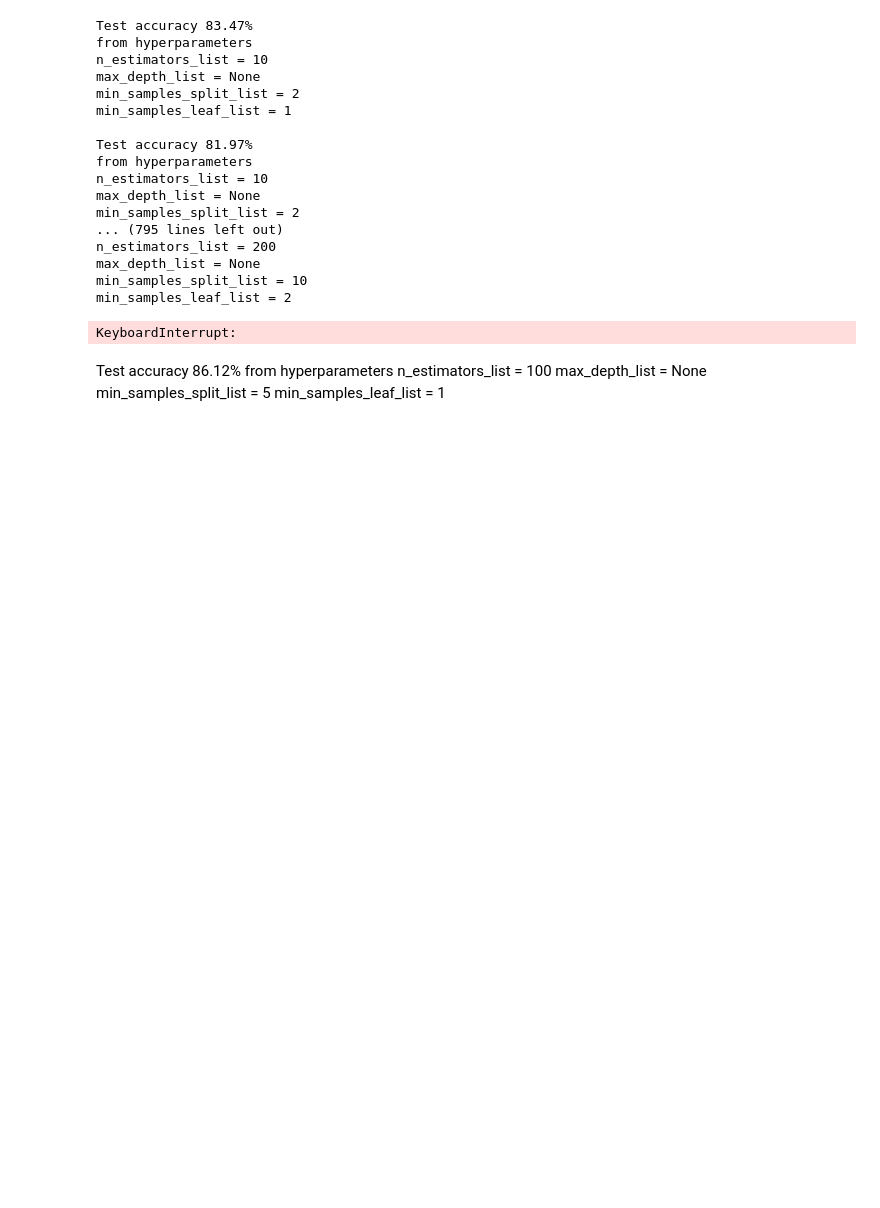
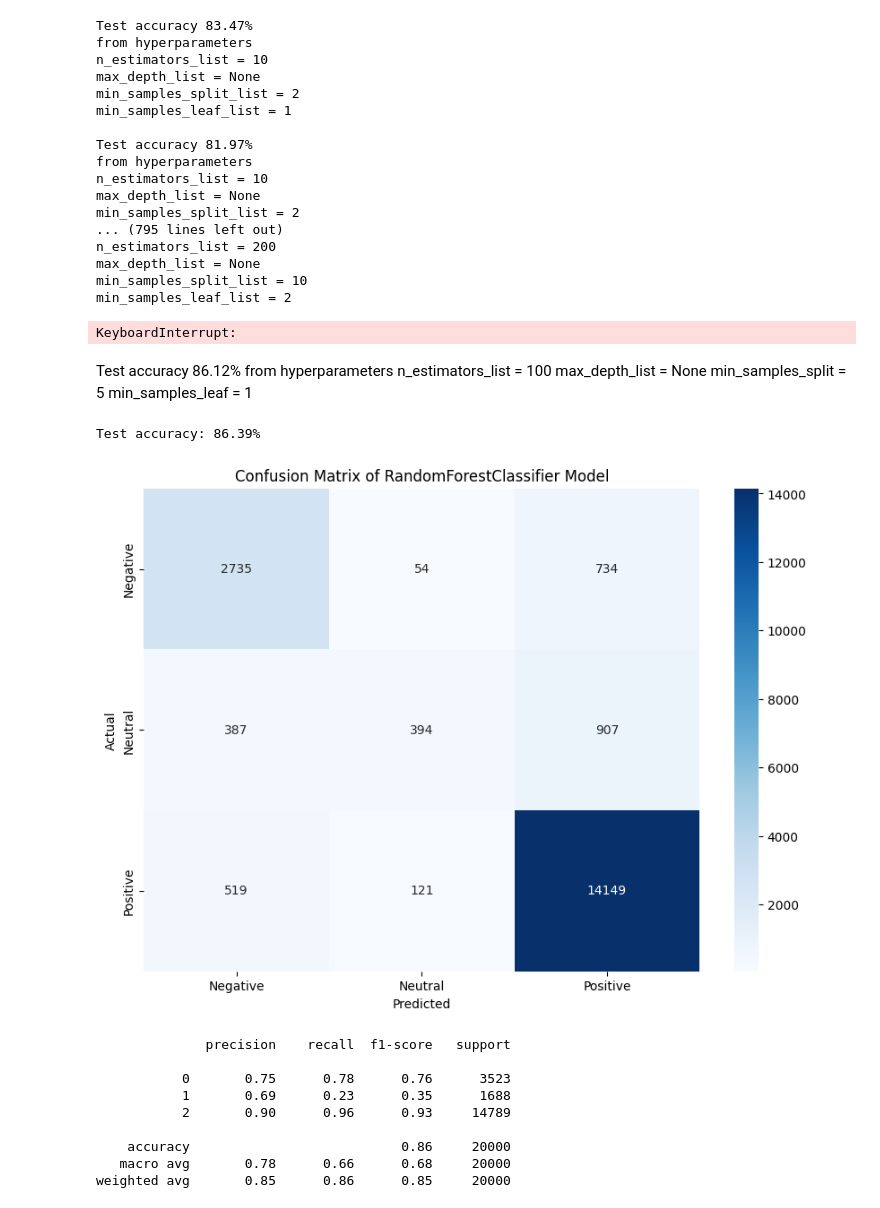
Before and after one commit to Pongsiri-G/Products-Rating-Prediction-from-Review-Text, a Jupyter notebook: 4.Model Development.ipynb, the cells around one changed output. Drawn from its saved outputs; the diff is of its cells as text; code cells hidden in the pictures; blank space fills up the shorter version.

```diff
--- a/4.Model Development.ipynb
+++ b/4.Model Development.ipynb
@@ -563,5 +567,5 @@ Test accuracy 86.12%
 from hyperparameters
 n_estimators_list = 100
 max_depth_list = None
-min_samples_split_list = 5
-min_samples_leaf_list = 1
+min_samples_split = 5
+min_samples_leaf = 1
@@ -568,10 +574,30 @@ min_samples_leaf_list = 1
 # %%
-from sklearn.ensemble import RandomForestClassifier
-rf=RandomForestClassifier(n_estimators=100,criterion='entropy',random_state=0)
+rf=RandomForestClassifier(n_estimators=100, max_depth=None, min_samples_split=5, min_samples_leaf=1)
 rf.fit(ros_X_train,ros_y_train)
 rf_pred=rf.predict(x_test)
 rf_acc=accuracy_score(rf_pred,y_test)
+
 print("Test accuracy: {:.2f}%".format(rf_acc*100))
-print(confusion_matrix(y_test,rf_pred))
-print("\n")
+# Plot confusion matrix
+cm = confusion_matrix(y_test, rf_pred)
+plt.figure(figsize=(10, 7))
+sns.heatmap(cm, annot=True, fmt='d', cmap='Blues',
+            xticklabels=['Negative', 'Neutral', 'Positive'],
+            yticklabels=['Negative', 'Neutral', 'Positive'])
+plt.xlabel('Predicted')
+plt.ylabel('Actual')
+plt.title('Confusion Matrix of RandomForestClassifier Model')
+plt.show()
 print(classification_report(y_test,rf_pred))
+# %% [output]
+Test accuracy: 86.39%
+[figure, added]
+              precision    recall  f1-score   support
+
+           0       0.75      0.78      0.76      3523
+           1       0.69      0.23      0.35      1688
+           2       0.90      0.96      0.93     14789
+
+    accuracy                           0.86     20000
+   macro avg       0.78      0.66      0.68     20000
+weighted avg       0.85      0.86      0.85     20000
```
Also changed, not shown: parts of 12 cells of this notebook, 1 other file.
